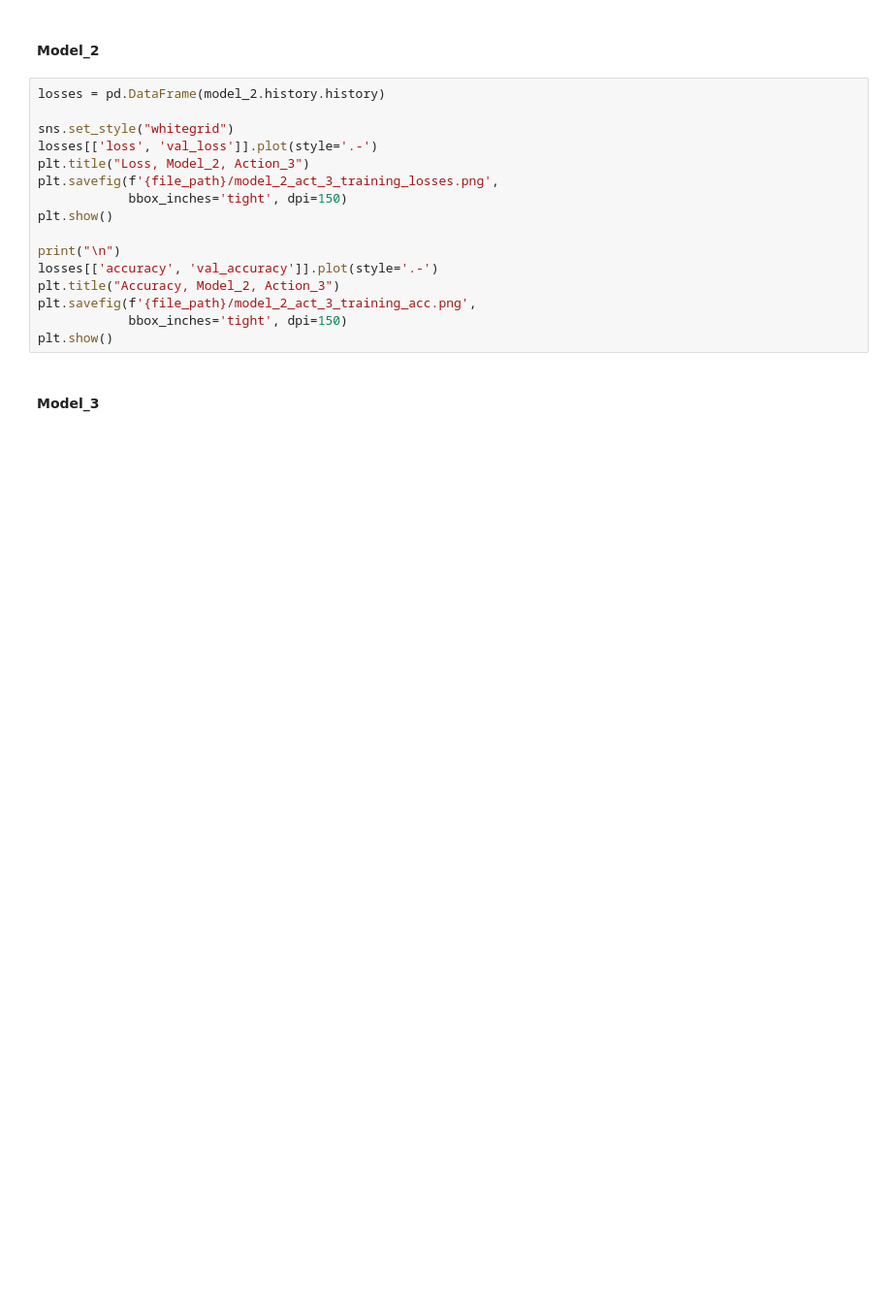
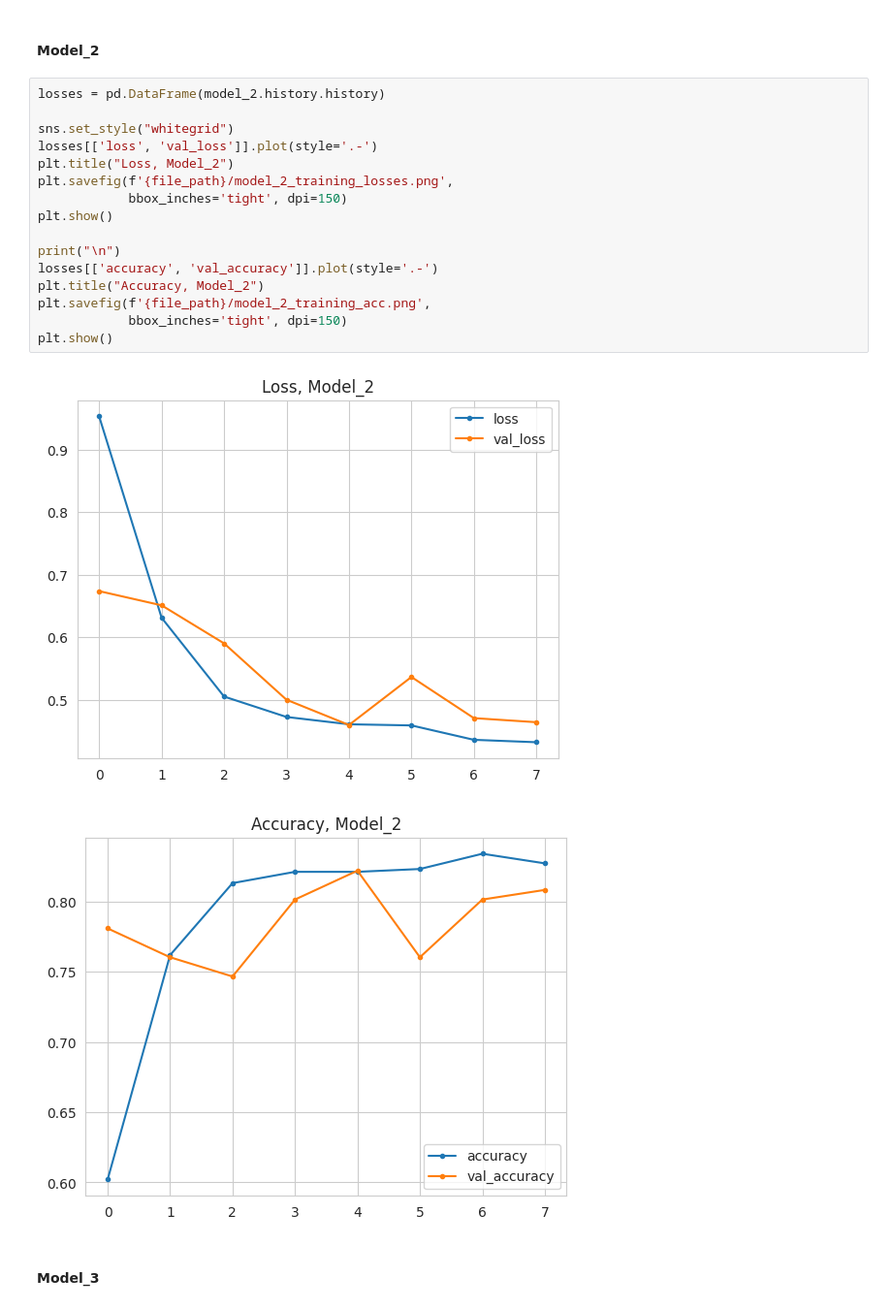
Before and after one commit to Code-Institute-Submissions/corals_health, a Jupyter notebook: jupyter_notebooks/4_model_cross-compare_and_vote.ipynb, the cells around one changed output. Shown at 97% size. Cells and saved outputs as stored; diff of their text form; blank space fills up the shorter version.

```diff
--- a/jupyter_notebooks/4_model_cross-compare_and_vote.ipynb
+++ b/jupyter_notebooks/4_model_cross-compare_and_vote.ipynb
@@ -503,19 +505,22 @@ plt.show()
 # %%
 losses = pd.DataFrame(model_2.history.history)
 
 sns.set_style("whitegrid")
 losses[['loss', 'val_loss']].plot(style='.-')
-plt.title("Loss, Model_2, Action_3")
-plt.savefig(f'{file_path}/model_2_act_3_training_losses.png',
+plt.title("Loss, Model_2")
+plt.savefig(f'{file_path}/model_2_training_losses.png',
             bbox_inches='tight', dpi=150)
 plt.show()
 
 print("\n")
 losses[['accuracy', 'val_accuracy']].plot(style='.-')
-plt.title("Accuracy, Model_2, Action_3")
-plt.savefig(f'{file_path}/model_2_act_3_training_acc.png',
+plt.title("Accuracy, Model_2")
+plt.savefig(f'{file_path}/model_2_training_acc.png',
             bbox_inches='tight', dpi=150)
 plt.show()
+# %% [output]
+[figure, added]
+[figure, added]
 # %% [markdown]
 #### Model_3
 # %%
```
Also changed, not shown: parts of 37 cells of this notebook, 13 other files.
